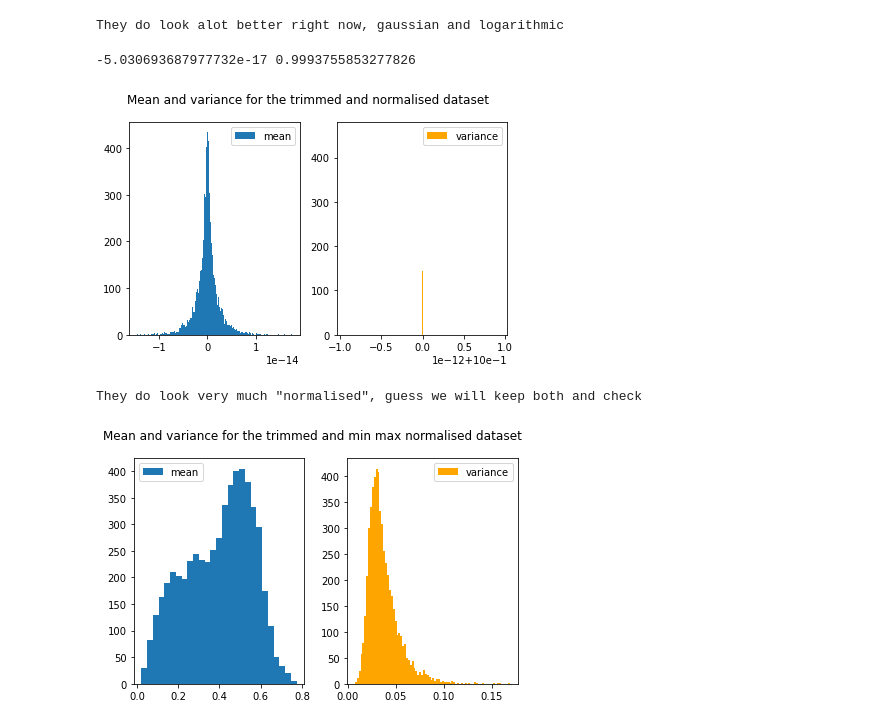
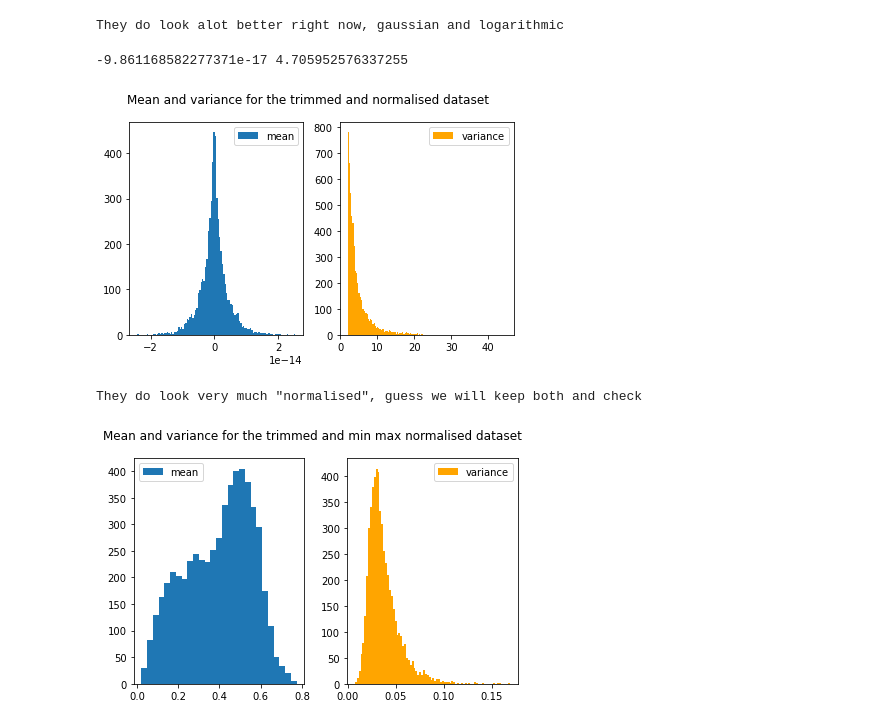
Before and after one commit to antonsandberg/Big-Data, a Jupyter notebook: Project2.ipynb, the cells around one changed output. Saved outputs shown, nothing was run; the diff lists cells and outputs as text; code cells hidden in the pictures.

```diff
--- a/Project2.ipynb
+++ b/Project2.ipynb
@@ -116,25 +117,25 @@ print(f'They do look alot better right now, gaussian and logarithmic')
 They do look alot better right now, gaussian and logarithmic
 # %%
 # Plot a normalised version to check if needed
-normalized_df=(trimmed_data-trimmed_data.mean())/trimmed_data.std()
+normalized_df=(trimmed_data-trimmed_data.mean())
 # Just checking it works
-print(np.mean(np.mean(normalized_df)), np.mean(np.std(normalized_df)))
+print(np.mean(np.mean(normalized_df)), np.mean(np.var(normalized_df)))
 
-means = normalized_df.mean()
-variances = normalized_df.var()
+means = np.mean(normalized_df)
+variances = np.var(normalized_df)
 
 fig, (ax1, ax2) = plt.subplots(1, 2)
 fig.suptitle('Mean and variance for the trimmed and normalised dataset')
 ax1.hist(means, bins='auto', label='mean')
 ax2.hist(variances, bins='auto', label='variance', color='orange')
 ax1.legend()
 ax2.legend()
 plt.tight_layout()
 plt.show()
 print(f'They do look very much "normalised", guess we will keep both and check')
 # %% [output]
--5.030693687977732e-17 0.9993755853277826
+-9.861168582277371e-17 4.705952576337255
-[figure, old version]
+[figure, new version]
 They do look very much "normalised", guess we will keep both and check
 # %%
 # Checking for max-min normalizing as well
```
Also changed, not shown: parts of 7 cells of this notebook.
